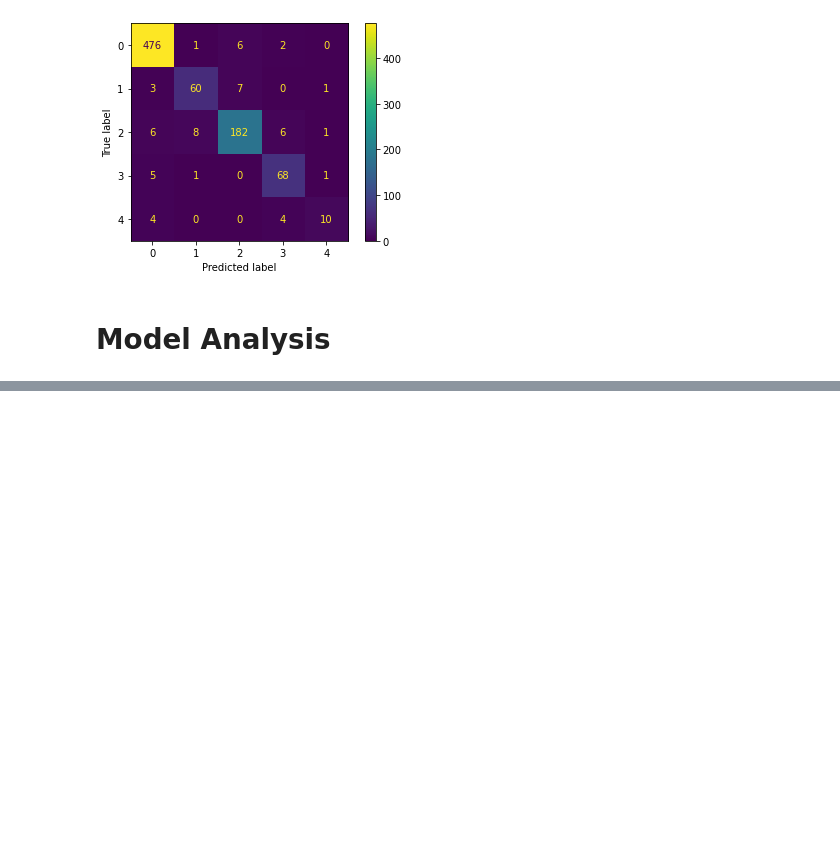
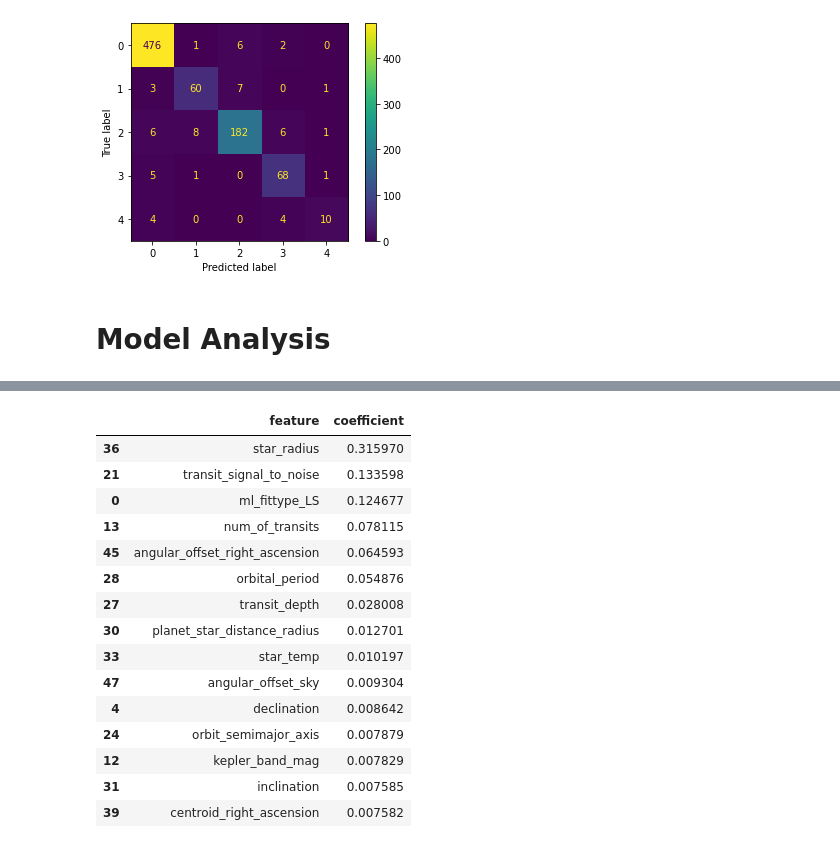
Before and after one commit to JoshuaGottlieb/Exoplanet-Classification, a Jupyter notebook: notebooks/Modeling.ipynb, the cells around one changed output, grey strips where cells are left out. Cells and saved outputs as stored; diff of their text form; code cells hidden in the pictures; blank space fills up the shorter version.

```diff
--- a/notebooks/Modeling.ipynb
+++ b/notebooks/Modeling.ipynb
@@ -484,0 +578,5 @@ def evaluate_model(X_test, y_test, model, plot_roc = False, get_feature_importan
+# %%
+with open('../data/models/binary/binary_xgboost.pickle', 'rb') as f:
+    best_binary_model = pickle.load(f)
+
+best_binary_class_report, best_binary_features = evaluate_model(X_test_binary, y_test_binary, best_binary_model)
@@ -484,0 +589,20 @@ def evaluate_model(X_test, y_test, model, plot_roc = False, get_feature_importan
+# %%
+best_binary_features.coefficient = best_binary_features.coefficient.abs()
+best_binary_features.nlargest(15, 'coefficient')
+# %% [output]
+|  | feature | coefficient |
+| 36 | star_radius | 0.315970 |
+| 21 | transit_signal_to_noise | 0.133598 |
+| 0 | ml_fittype_LS | 0.124677 |
+| 13 | num_of_transits | 0.078115 |
+| 45 | angular_offset_right_ascension | 0.064593 |
+| 28 | orbital_period | 0.054876 |
+| 27 | transit_depth | 0.028008 |
+| 30 | planet_star_distance_radius | 0.012701 |
+| 33 | star_temp | 0.010197 |
+| 47 | angular_offset_sky | 0.009304 |
+| 4 | declination | 0.008642 |
+| 24 | orbit_semimajor_axis | 0.007879 |
+| 12 | kepler_band_mag | 0.007829 |
+| 31 | inclination | 0.007585 |
+| 39 | centroid_right_ascension | 0.007582 |
```
Also changed, not shown: parts of 31 cells of this notebook.
